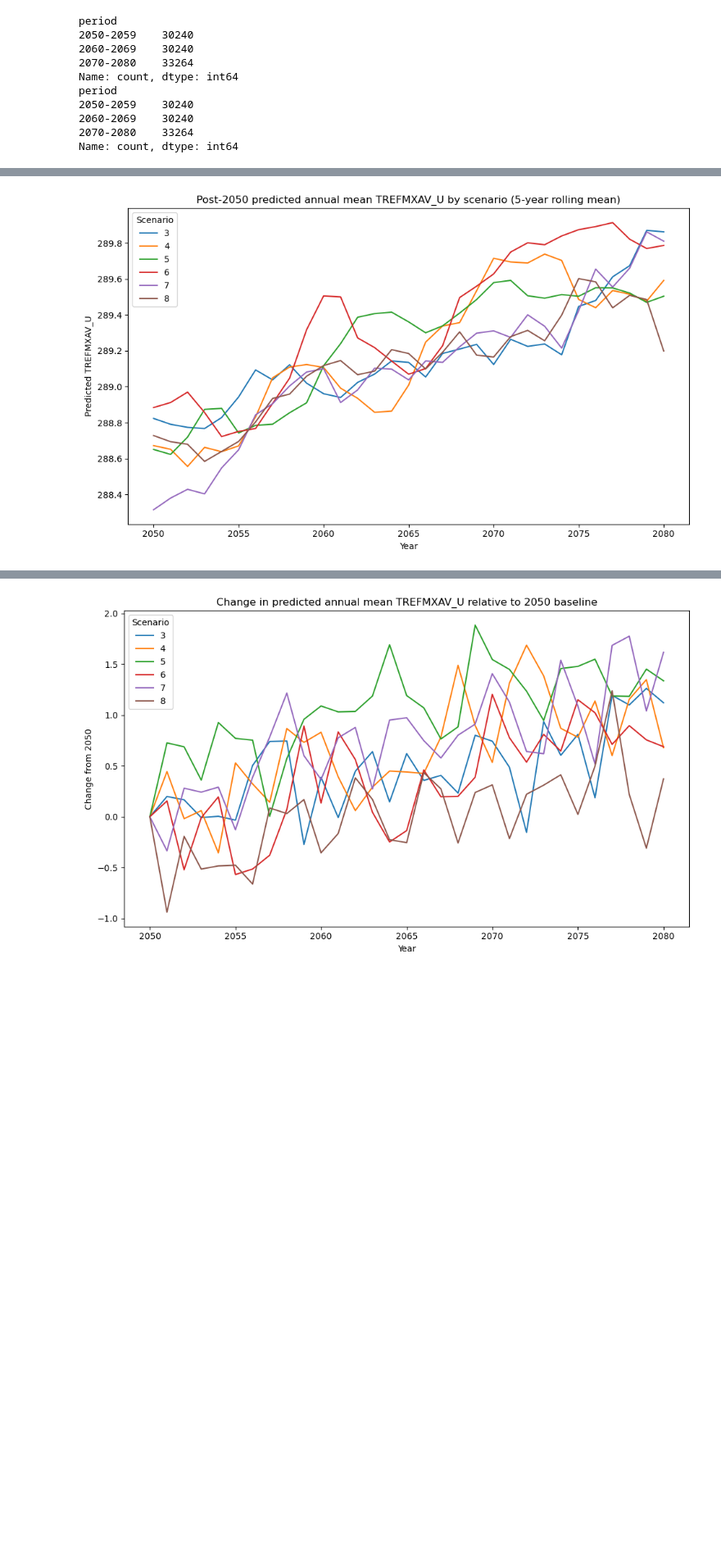
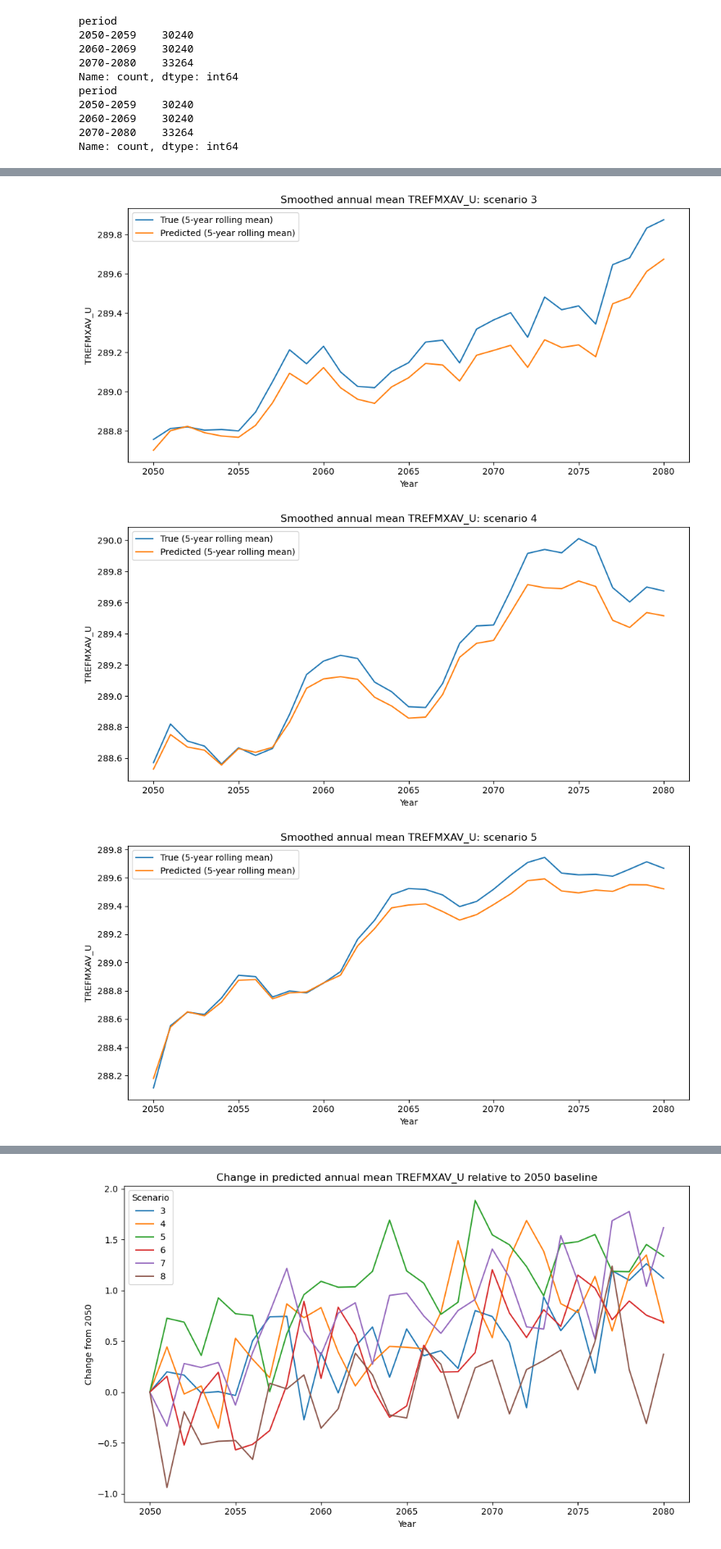
Before and after one commit to Jacob-DS-1/eds_project2, a Jupyter notebook: notebooks/04_post2050_predictions.ipynb, the cells around one changed output, grey strips where cells are left out. Shown at 82% size. Drawn from its saved outputs; the diff is of its cells as text; code cells hidden in the pictures; blank space fills up the shorter version.

```diff
--- a/notebooks/04_post2050_predictions.ipynb
+++ b/notebooks/04_post2050_predictions.ipynb
@@ -122,16 +249,14 @@ annual_preds.groupby("scenario")["year"].agg(["min", "max", "count"])
 | 7 | 2050 | 2080 | 31 |
 | 8 | 2050 | 2080 | 31 |
 # %%
-plt.figure(figsize=(10, 6))
-
 for scenario, grp in annual_preds.groupby("scenario"):
-    plt.plot(grp["year"], grp["pred_TREFMXAV_U"], label=scenario)
-
-plt.title("Post-2050 predicted annual mean TREFMXAV_U by scenario")
-plt.xlabel("Year")
-plt.ylabel("Predicted TREFMXAV_U")
-plt.legend(title="Scenario")
-plt.tight_layout()
-plt.savefig(FIGURES_DIR / "post2050_annual_trajectories_by_scenario_raw.png", dpi=300, bbox_inches="tight")
-plt.show()
+    plt.figure(figsize=(10, 5))
+    plt.plot(grp["year"], grp["TREFMXAV_U_true"], label="True")
+    plt.plot(grp["year"], grp["pred_TREFMXAV_U"], label="Predicted")
+    plt.title(f"Annual mean TREFMXAV_U: scenario {scenario}")
+    plt.xlabel("Year")
+    plt.ylabel("TREFMXAV_U")
+    plt.legend()
+    plt.tight_layout()
+    plt.show()
 # %% [output]
@@ -158,25 +289,29 @@ annual_summary.to_csv(TABLES_DIR / "post2050_annual_summary_by_scenario.csv", in
 # %%
 # Improve the plot by smoothing some of the noise using a 5-year rolling avergae
 
 annual_preds = annual_preds.sort_values(["scenario", "year"]).copy()
 
-annual_preds["pred_smooth_5yr"] = (
-    annual_preds
-    .groupby("scenario")["pred_TREFMXAV_U"]
-    .transform(lambda s: s.rolling(window=5, center=True, min_periods=1).mean())
+annual_preds["true_roll5"] = (
+    annual_preds.groupby("scenario")["TREFMXAV_U_true"]
+    .transform(lambda s: s.rolling(5, min_periods=1).mean())
 )
 
-plt.figure(figsize=(10, 6))
+annual_preds["pred_roll5"] = (
+    annual_preds.groupby("scenario")["pred_TREFMXAV_U"]
+    .transform(lambda s: s.rolling(5, min_periods=1).mean())
+)
 
 for scenario, grp in annual_preds.groupby("scenario"):
-    plt.plot(grp["year"], grp["pred_smooth_5yr"], label=scenario)
-
-plt.title("Post-2050 predicted annual mean TREFMXAV_U by scenario (5-year rolling mean)")
-plt.xlabel("Year")
-plt.ylabel("Predicted TREFMXAV_U")
-plt.legend(title="Scenario")
-plt.tight_layout()
-plt.savefig(FIGURES_DIR / "post2050_annual_trajectories_by_scenario_5yr_rolling_mean.png", dpi=300, bbox_inches="tight")
-plt.show()
+    plt.figure(figsize=(10, 5))
+    plt.plot(grp["year"], grp["true_roll5"], label="True (5-year rolling mean)")
+    plt.plot(grp["year"], grp["pred_roll5"], label="Predicted (5-year rolling mean)")
+    plt.title(f"Smoothed annual mean TREFMXAV_U: scenario {scenario}")
+    plt.xlabel("Year")
+    plt.ylabel("TREFMXAV_U")
+    plt.legend()
+    plt.tight_layout()
+    plt.show()
 # %% [output]
-[figure, old version]
+[figure, new version]
+[figure, added]
+[figure, added]
```
Also changed, not shown: parts of 36 cells of this notebook.
